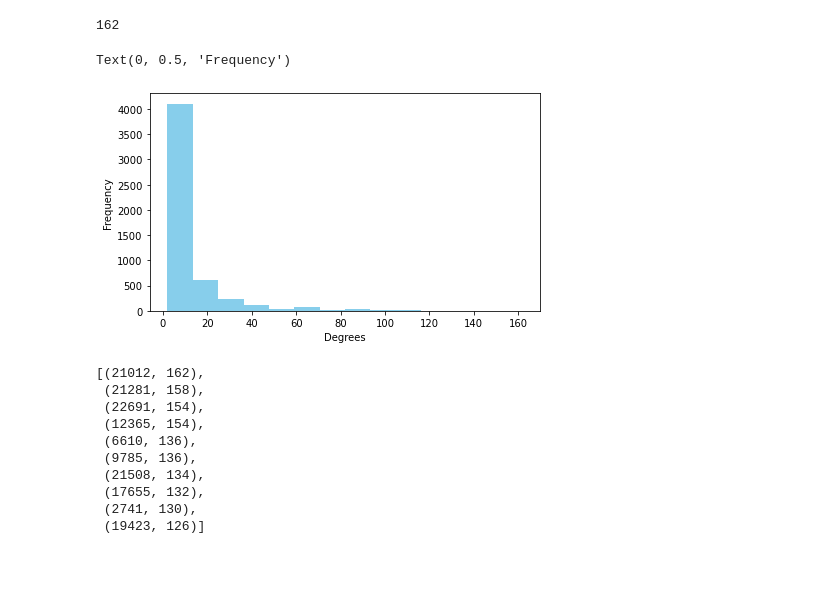
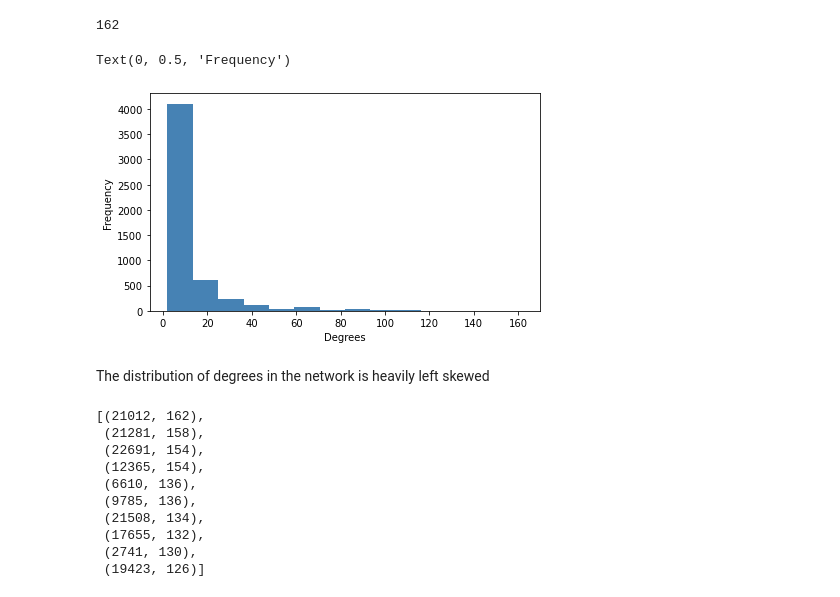
Before and after one commit to mharrisonbaker/DATA620, a Jupyter notebook: Untitled1.ipynb, the cells around one changed output. Saved outputs shown, nothing was run; the diff lists cells and outputs as text; code cells hidden in the pictures; blank space fills up the shorter version.

```diff
--- a/Untitled1.ipynb
+++ b/Untitled1.ipynb
@@ -53,12 +61,14 @@ max(deg.values())
 162
 # %%
 plt.figure(figsize=(7,4))
-plt.hist(dict(deg).values(), 14, color = "skyblue")
+plt.hist(dict(deg).values(), 14, color = "steelblue")
 plt.xlabel('Degrees')
 plt.ylabel('Frequency')
 # %% [output]
 Text(0, 0.5, 'Frequency')
-[figure, old version]
+[figure, new version]
+# %% [markdown]
+The distribution of degrees in the network is heavily left skewed
 # %%
 def sorted_dict(d):
     ms = sorted(d.items() , reverse=True, key=lambda x: x[1])
```
Also changed, not shown: parts of 8 cells of this notebook.
